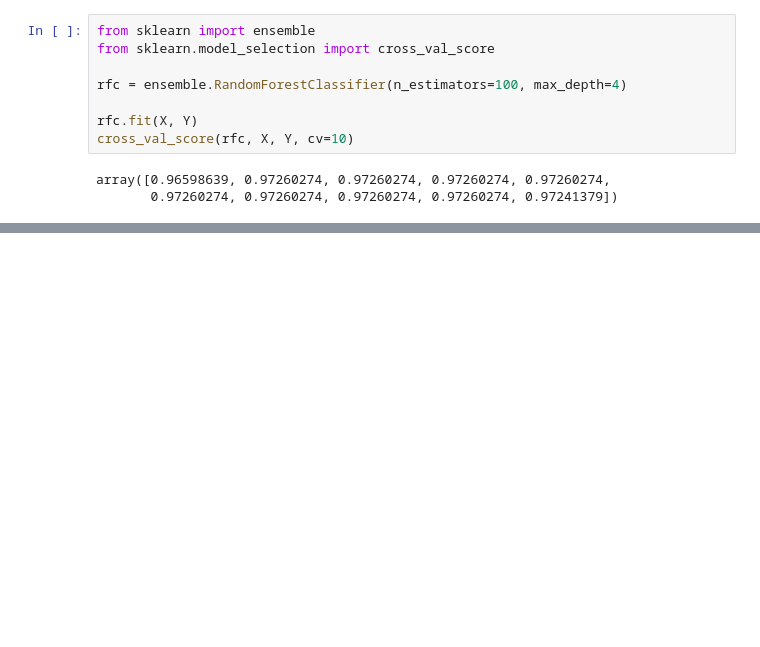
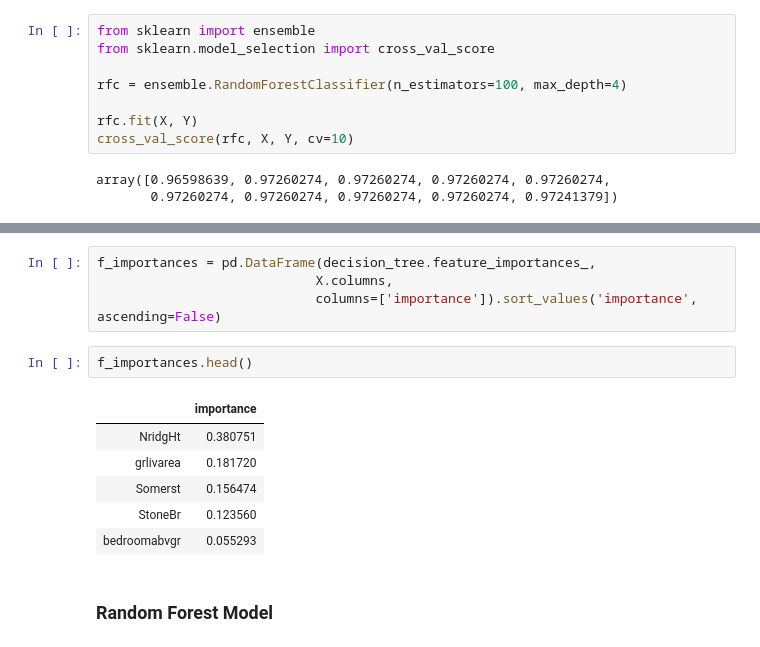
Before and after one commit to mrkjhsn/Thinkful-Exercises, a Jupyter notebook: random_forest_models_challenge.ipynb, the cells around one changed output, grey strips where cells are left out. Drawn from its saved outputs; the diff is of its cells as text; blank space fills up the shorter version.

```diff
--- a/random_forest_models_challenge.ipynb
+++ b/random_forest_models_challenge.ipynb
@@ -199,0 +285,15 @@ print("--- %s seconds ---" % (round(time.time() - start_time, 2)))
+# %%
+f_importances = pd.DataFrame(decision_tree.feature_importances_,
+                            X.columns,
+                            columns=['importance']).sort_values('importance', ascending=False)
+# %%
+f_importances.head()
+# %% [output]
+|  | importance |
+| NridgHt | 0.380751 |
+| grlivarea | 0.181720 |
+| Somerst | 0.156474 |
+| StoneBr | 0.123560 |
+| bedroomabvgr | 0.055293 |
+# %% [markdown]
+### Random Forest Model
```
Also changed, not shown: parts of 15 cells of this notebook.
